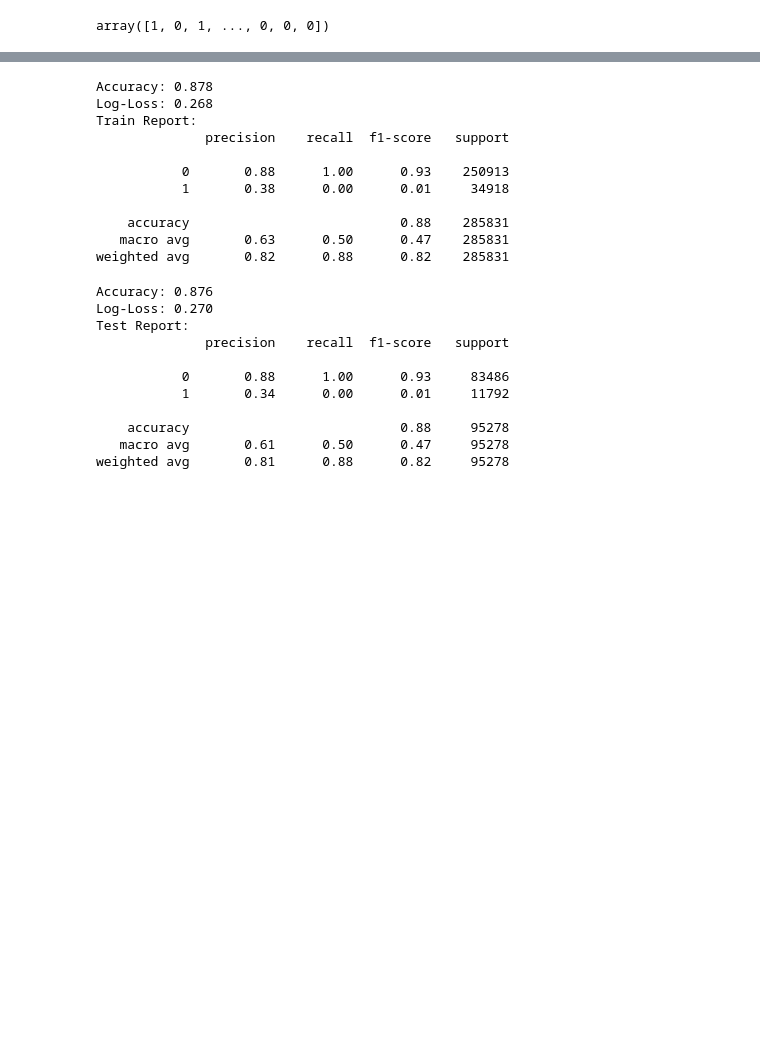
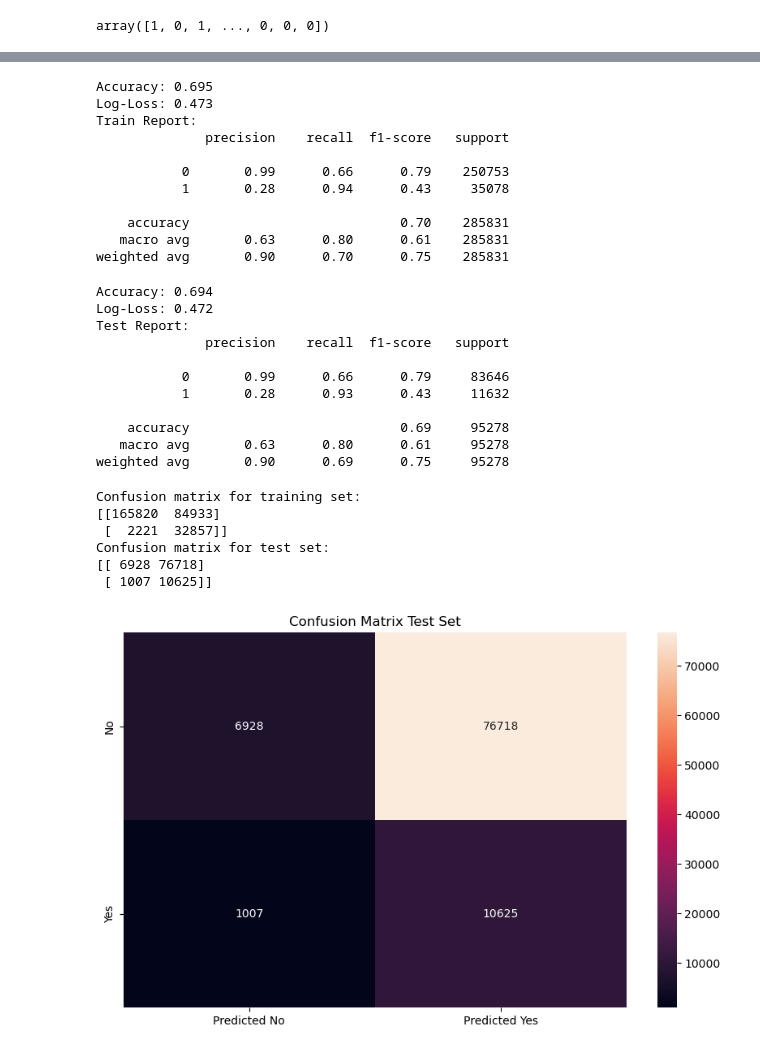
Before and after one commit to EnricoMiche1210760/Predicting_Insurance_Cross_Sell_Opportunities, a Jupyter notebook: main.ipynb, the cells around one changed output, grey strips where cells are left out. Drawn from its saved outputs; the diff is of its cells as text; code cells hidden in the pictures; blank space fills up the shorter version.

```diff
--- a/main.ipynb
+++ b/main.ipynb
@@ -185,32 +185,62 @@ std_scaler = StandardScaler()
 X_training = std_scaler.fit_transform(X_training)
 # %%
 from sklearn.linear_model import LogisticRegression
-log_reg = LogisticRegression()
+log_reg = LogisticRegression(penalty='l2', C=0.01, class_weight='balanced')
 log_reg.fit(X_training, Y_training)
 evaluate_model(log_reg, (X_training, Y_training), print_report=True)
 # %% [output]
-Accuracy: 0.878
-Log-Loss: 0.268
+Accuracy: 0.695
+Log-Loss: 0.473
 Train Report:
               precision    recall  f1-score   support
 
-           0       0.88      1.00      0.93    250913
-           1       0.38      0.00      0.01     34918
+           0       0.99      0.66      0.79    250753
+           1       0.28      0.94      0.43     35078
 
-    accuracy                           0.88    285831
-   macro avg       0.63      0.50      0.47    285831
-weighted avg       0.82      0.88      0.82    285831
+    accuracy                           0.70    285831
+   macro avg       0.63      0.80      0.61    285831
+weighted avg       0.90      0.70      0.75    285831
 # %%
 evaluate_model(log_reg, (X_test, Y_test), scaler=std_scaler, train_test_dataset='Test', print_report=True)
 # %% [output]
-Accuracy: 0.876
-Log-Loss: 0.270
+Accuracy: 0.694
+Log-Loss: 0.472
 Test Report:
               precision    recall  f1-score   support
 
-           0       0.88      1.00      0.93     83486
-           1       0.34      0.00      0.01     11792
+           0       0.99      0.66      0.79     83646
+           1       0.28      0.93      0.43     11632
 
-    accuracy                           0.88     95278
-   macro avg       0.61      0.50      0.47     95278
-weighted avg       0.81      0.88      0.82     95278
+    accuracy                           0.69     95278
+   macro avg       0.63      0.80      0.61     95278
+weighted avg       0.90      0.69      0.75     95278
+# %%
+from sklearn.metrics import confusion_matrix, auc, roc_curve, roc_auc_score, RocCurveDisplay, classification_report
+y_pred_proba_training = log_reg.predict_proba(X_training)
+y_pred_train = log_reg.predict(X_training)
+y_pred_proba_test = log_reg.predict_proba(X_test)
+y_pred_test = log_reg.predict(X_test)
+
+confusion_matrix_train = confusion_matrix(Y_training, y_pred_train)
+confusion_matrix_test = confusion_matrix(Y_test, y_pred_test)
+
+print("Confusion matrix for training set:")
+print(confusion_matrix_train)
+print("Confusion matrix for test set:")
+print(confusion_matrix_test)
+# %% [output]
+Confusion matrix for training set:
+[[165820  84933]
+ [  2221  32857]]
+Confusion matrix for test set:
+[[ 6928 76718]
+ [ 1007 10625]]
+# %%
+plt.figure(figsize=(10, 6))
+ax = sns.heatmap(data=confusion_matrix_test, annot=True, fmt='g')
+plt.title("Confusion Matrix Test Set")
+ax.xaxis.set_ticklabels(['Predicted No', 'Predicted Yes'])
+ax.yaxis.set_ticklabels(['No', 'Yes'])
+plt.show()
+# %% [output]
+[figure, added]
```
Also changed, not shown: parts of 2 cells of this notebook.
